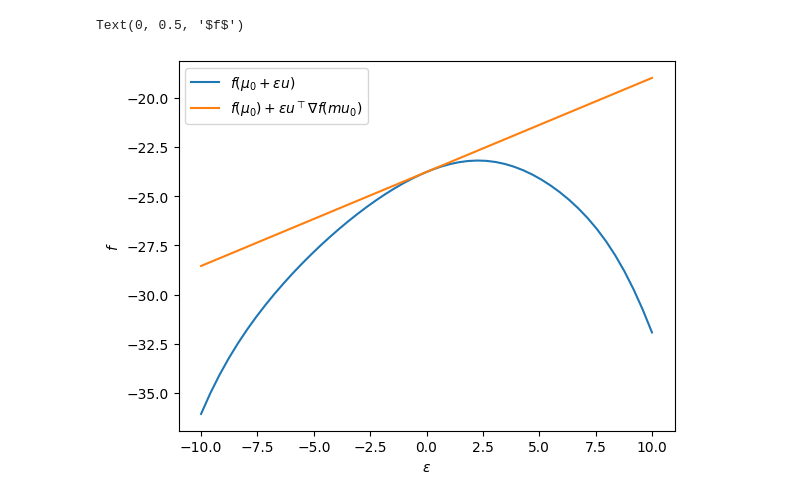
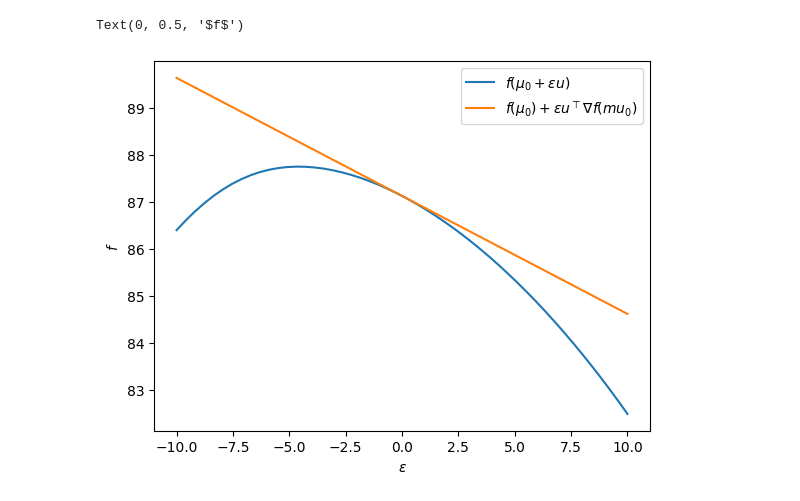
Before and after one commit to emdupre/bayes-ca, a Jupyter notebook: experiments/odds-and-ends.ipynb, the cells around one changed output. Saved outputs shown, nothing was run; the diff lists cells and outputs as text; code cells hidden in the pictures.

```diff
--- a/experiments/odds-and-ends.ipynb
+++ b/experiments/odds-and-ends.ipynb
@@ -14,3 +33,38 @@ def _calculate_f_g(mu_0, mu_n):
     f = -0.5 / sigmasq_subj * jnp.sum((mu_n - mu_0) ** 2) - log_normalizer
     g = 1 / sigmasq_subj * (mu_n - E_mu_n)
     return f, g
+# %%
+key = jr.PRNGKey(0)
+
+# data settings
+num_subjects = 2
+num_features = 1
+num_timesteps = 300
+
+# model settings
+num_states = num_timesteps
+max_duration = num_states + 1
+hazard_prob = 0.01
+
+mu_pri = 0.0
+sigmasq_pri = 3.0**2
+sigmasq_subj = 0.5
+sigmasq_obs = 0.05**2
+
+hazard_rates = hazard_prob * jnp.ones(max_duration)
+hazard_rates = hazard_rates.at[-1].set(1.0)
+# %%
+subj_one = jnp.concatenate((
+    -1 * jnp.ones((125, num_features)),
+    jnp.ones((175, num_features))
+))
+subj_two = jnp.concatenate((
+    -1 * jnp.ones((175, num_features)),
+    jnp.ones((125, num_features))
+))
+subj_means = jnp.stack((subj_one, subj_two), axis=0)
+
+global_means = jnp.concatenate((
+    -1 * jnp.ones((150, num_features)),
+    jnp.ones((150, num_features))
+))
@@ -17,28 +81,32 @@ def _calculate_f_g(mu_0, mu_n):
 # %%
 key = jr.PRNGKey(1234)
 k1, k2 = jr.split(key, 2)
 
 # Randomly create global and single subject means
-mu0 = jr.normal(k1, (num_timesteps, num_features))
-mun = subj_means[0]
+# mu0 = jr.normal(k1, (num_timesteps, num_features))
+# mun = subj_one
+
+# Use structured global and single subject means
+mu0 = global_means
+mun = subj_one
 
 # Pick a random direction in which to visualize the gradient
 u = jr.normal(k2, (num_timesteps, num_features))
 u /= jnp.sqrt(jnp.sum(u**2))
 
 # evaluate the function at a grid of points along this direction
 eps = jnp.linspace(-10, 10)
 f_true = vmap(lambda e: _calculate_f_g(mu0 + e * u, mun)[0])(eps)
 
 # evaluate the first order taylor approximation along this direction
 f0, g0 = _calculate_f_g(mu0, mun)
 f_approx = vmap(lambda e: f0 + jnp.sum(e * u * g0))(eps)
 
 plt.plot(eps, f_true, label=r"$f(\mu_0 + \epsilon u)$")
 plt.plot(eps, f_approx, label=r"$f(\mu_0) + \epsilon u^\top \nabla f(mu_0)$")
 plt.legend()
 plt.xlabel(r"$\epsilon$")
 plt.ylabel(r"$f$")
 # %% [output]
 Text(0, 0.5, '$f$')
-[figure, old version]
+[figure, new version]
```
Also changed, not shown: parts of 4 cells of this notebook, 2 other files.
